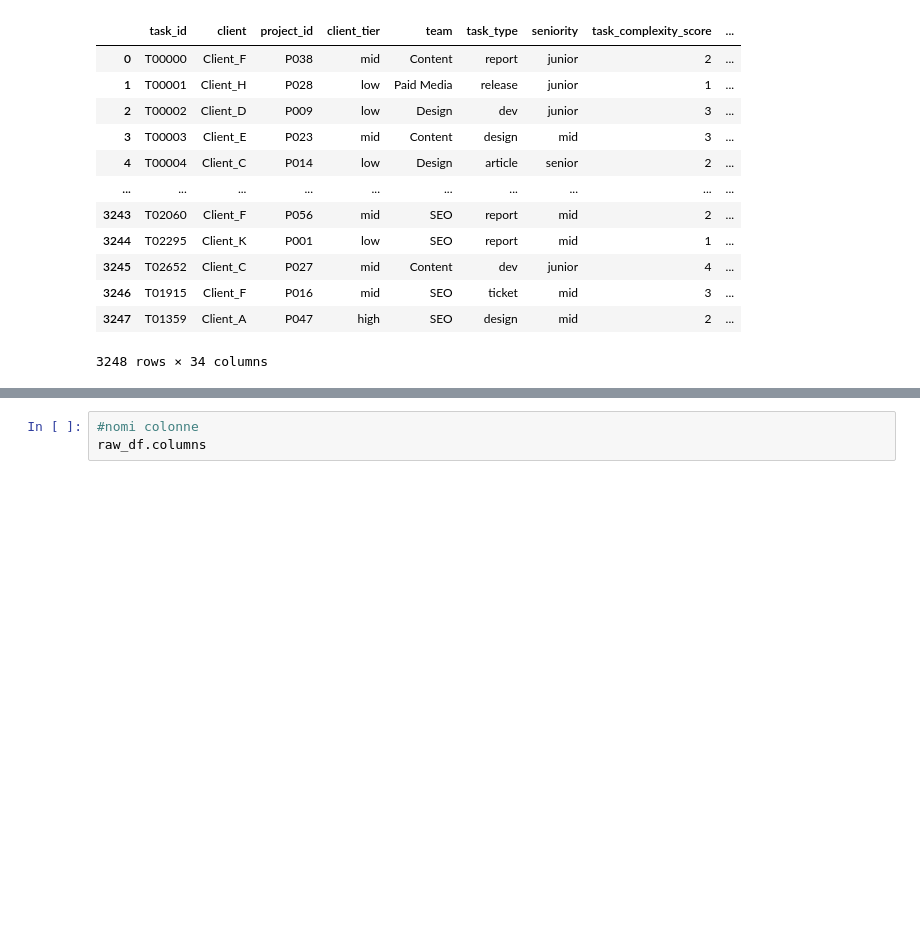
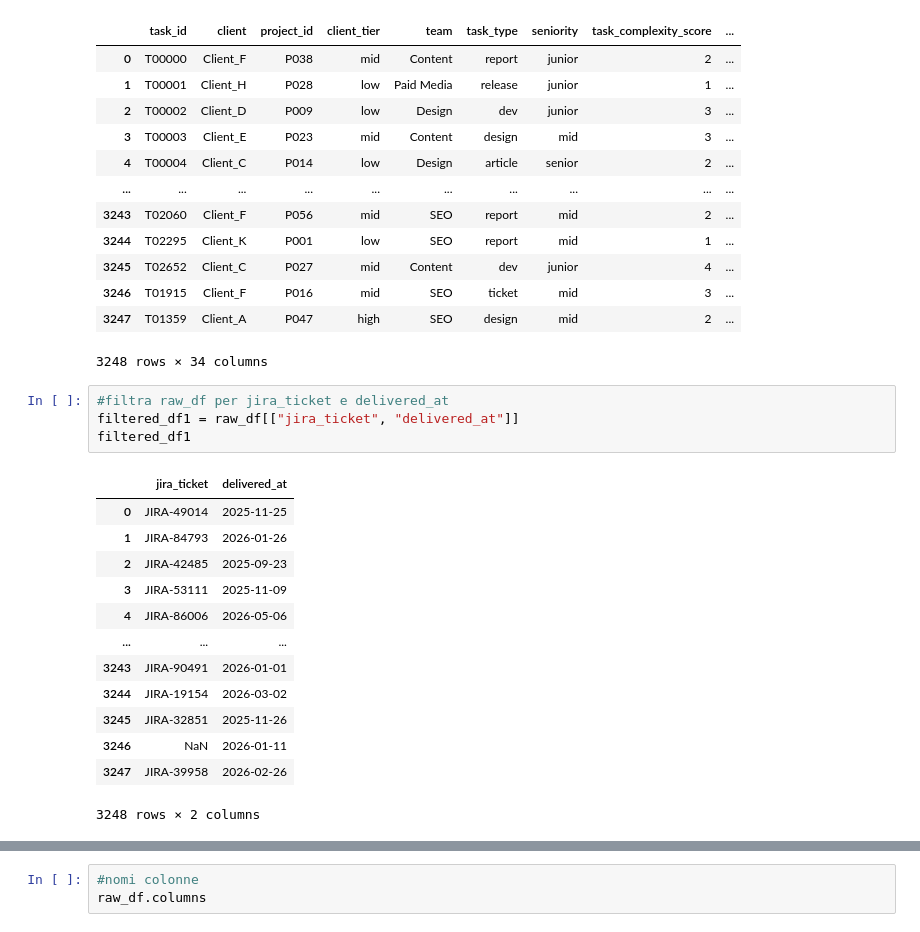
Before and after one commit to Cam-crt/FCM-Data-Alchemist, a Jupyter notebook: src/main.ipynb, the cells around one changed output, grey strips where cells are left out. Drawn from its saved outputs; the diff is of its cells as text; blank space fills up the shorter version.

Commit message:
Jira and delivered Analysis

```diff
--- a/src/main.ipynb
+++ b/src/main.ipynb
@@ -25,3 +25,21 @@ raw_df
 | 3246 | T01915 | Client_F | P016 | mid | SEO | ticket | mid | 3 | ... |
 | 3247 | T01359 | Client_A | P047 | high | SEO | design | mid | 2 | ... |
 3248 rows × 34 columns
+# %%
+#filtra raw_df per jira_ticket e delivered_at
+filtered_df1 = raw_df[["jira_ticket", "delivered_at"]]
+filtered_df1
+# %% [output]
+|  | jira_ticket | delivered_at |
+| 0 | JIRA-49014 | 2025-11-25 |
+| 1 | JIRA-84793 | 2026-01-26 |
+| 2 | JIRA-42485 | 2025-09-23 |
+| 3 | JIRA-53111 | 2025-11-09 |
+| 4 | JIRA-86006 | 2026-05-06 |
+| ... | ... | ... |
+| 3243 | JIRA-90491 | 2026-01-01 |
+| 3244 | JIRA-19154 | 2026-03-02 |
+| 3245 | JIRA-32851 | 2025-11-26 |
+| 3246 | NaN | 2026-01-11 |
+| 3247 | JIRA-39958 | 2026-02-26 |
+3248 rows × 2 columns
```
Also changed, not shown: parts of 11 cells of this notebook.
